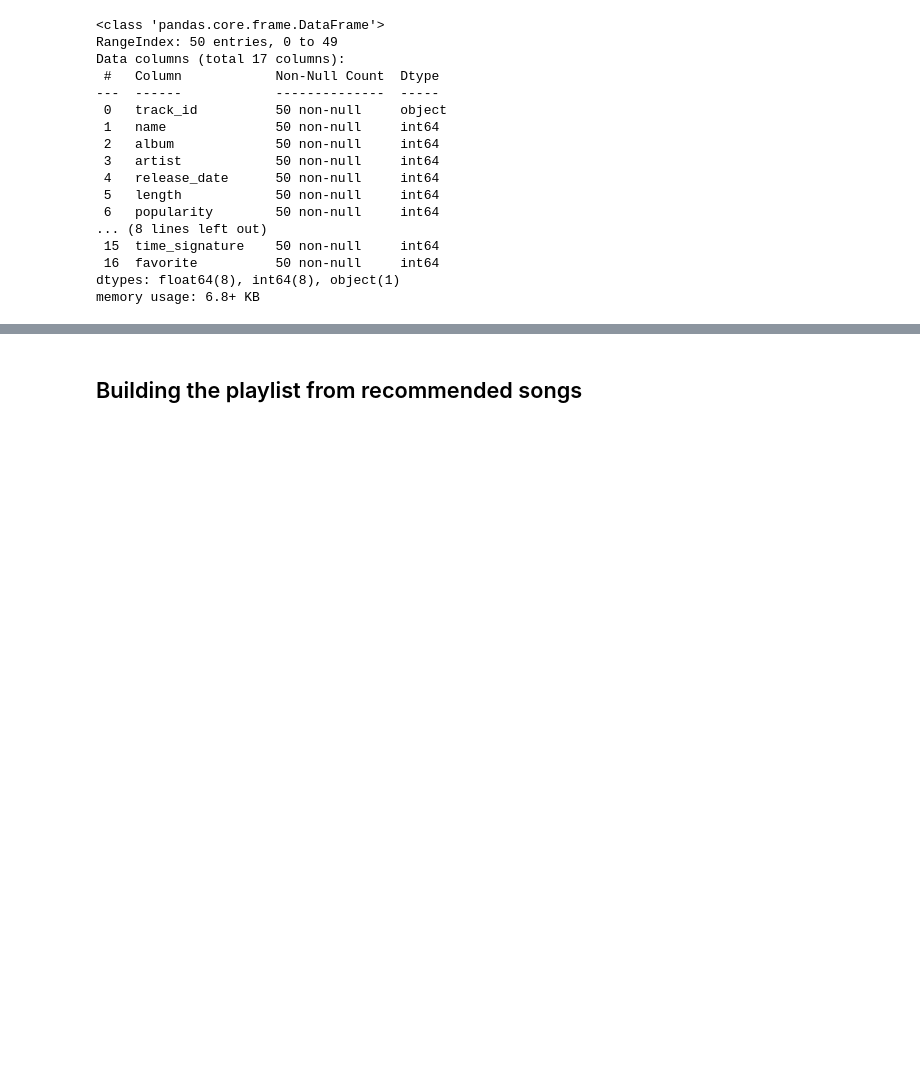
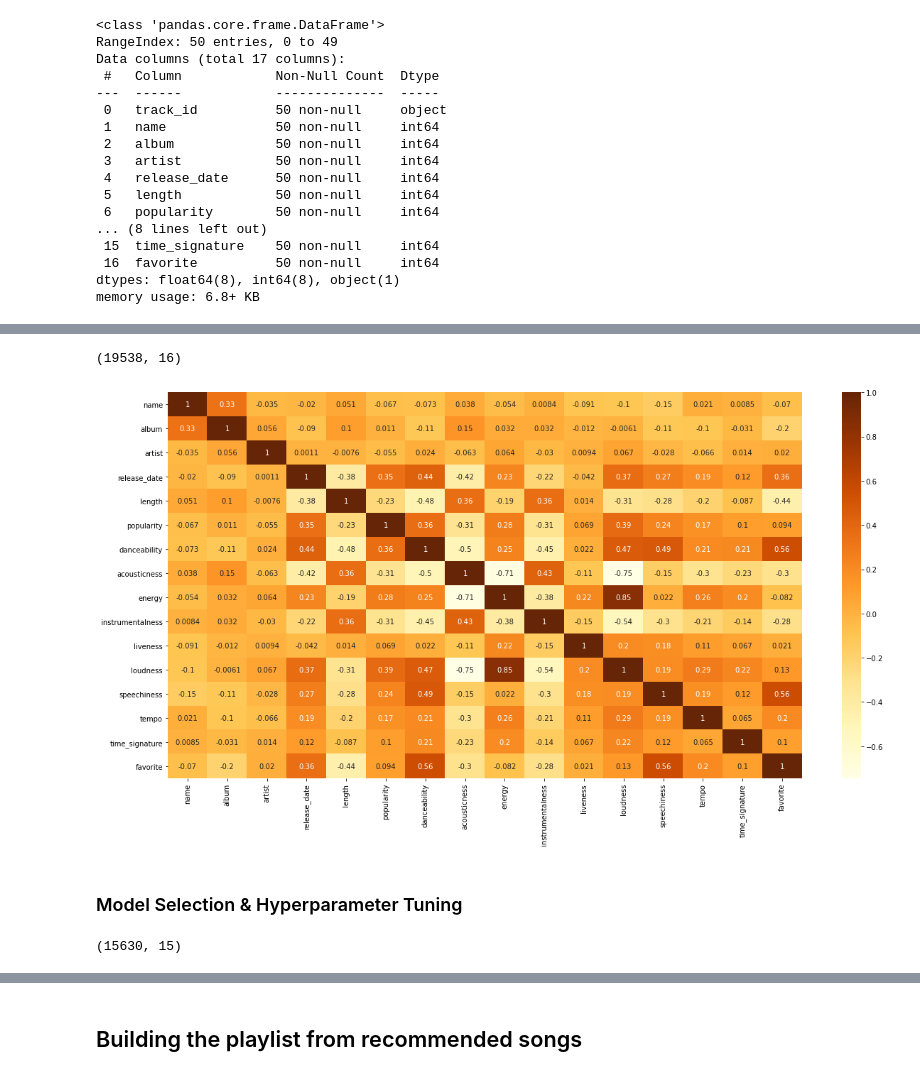
Before and after one commit to lognorman20/spotify_recommender, a Jupyter notebook: model_creation.ipynb, the cells around one changed output, grey strips where cells are left out. Saved outputs shown, nothing was run; the diff lists cells and outputs as text; code cells hidden in the pictures; blank space fills up the shorter version.

Commit message:
sclaed data, tested models

```diff
--- a/model_creation.ipynb
+++ b/model_creation.ipynb
@@ -51,0 +55,3 @@ memory usage: 6.8+ KB
+# %%
+df = pd.concat([df, df_fav], axis=0)
+df.shape
@@ -51,0 +60,7 @@ memory usage: 6.8+ KB
+# %%
+X = df.drop(columns=['favorite', 'track_id'])
+y = df.favorite
+oversample = SMOTE()
+X, y = oversample.fit_resample(X, y)
+X['favorite'] = y
+X.head()
@@ -51,0 +74,13 @@ memory usage: 6.8+ KB
+# %%
+X.shape
+# %% [output]
+(19538, 16)
+# %%
+# Correlation Matrix of quantitative features
+plt.figure(figsize=(20,10))
+c = X.corr()
+corr = sns.heatmap(c,cmap="YlOrBr",annot=True)
+# %% [output]
+[figure, added]
+# %% [markdown]
+### Model Selection & Hyperparameter Tuning
@@ -51,0 +103,4 @@ memory usage: 6.8+ KB
+# %%
+X_train.shape
+# %% [output]
+(15630, 15)
```
Also changed, not shown: parts of 21 cells of this notebook.
